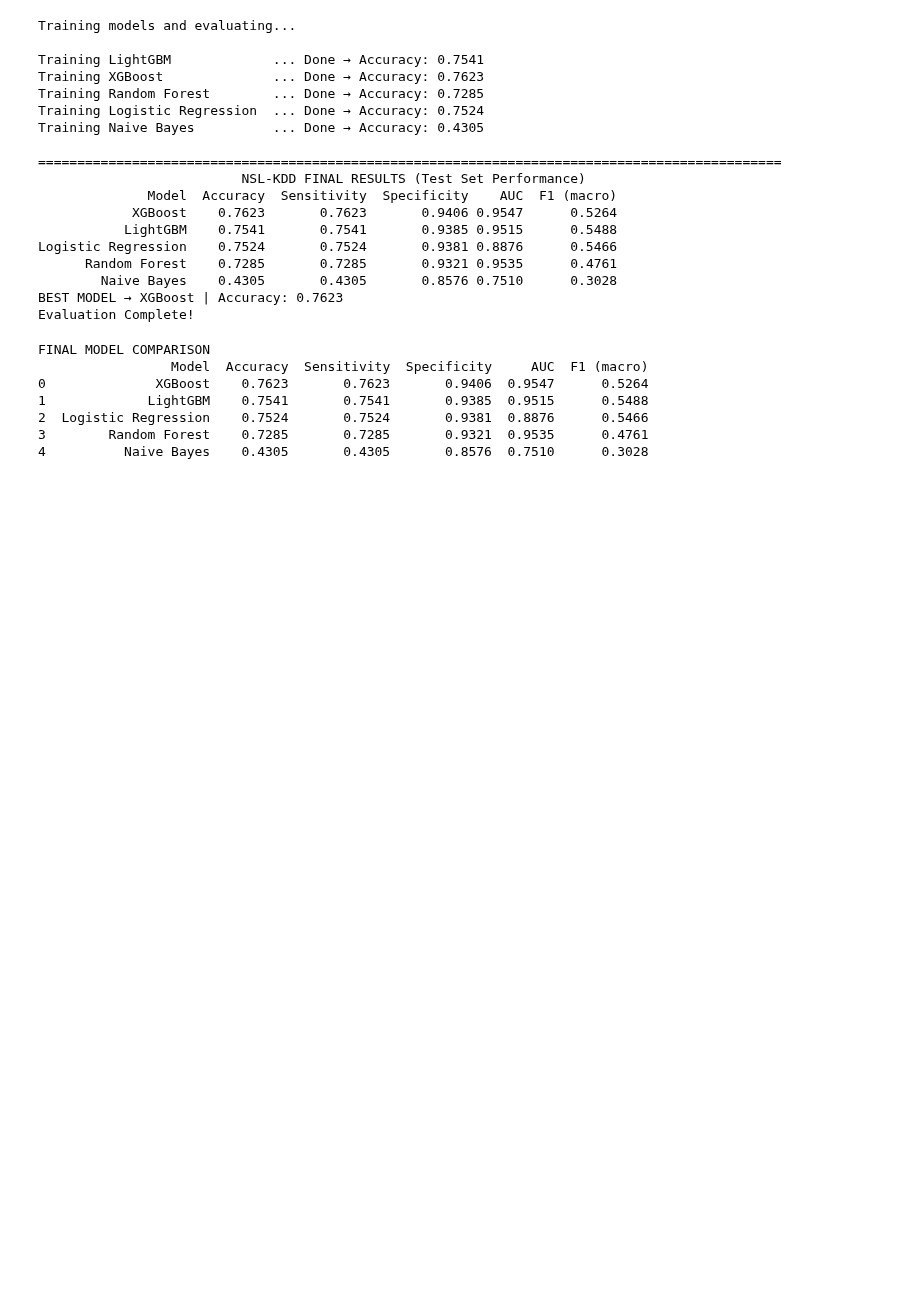
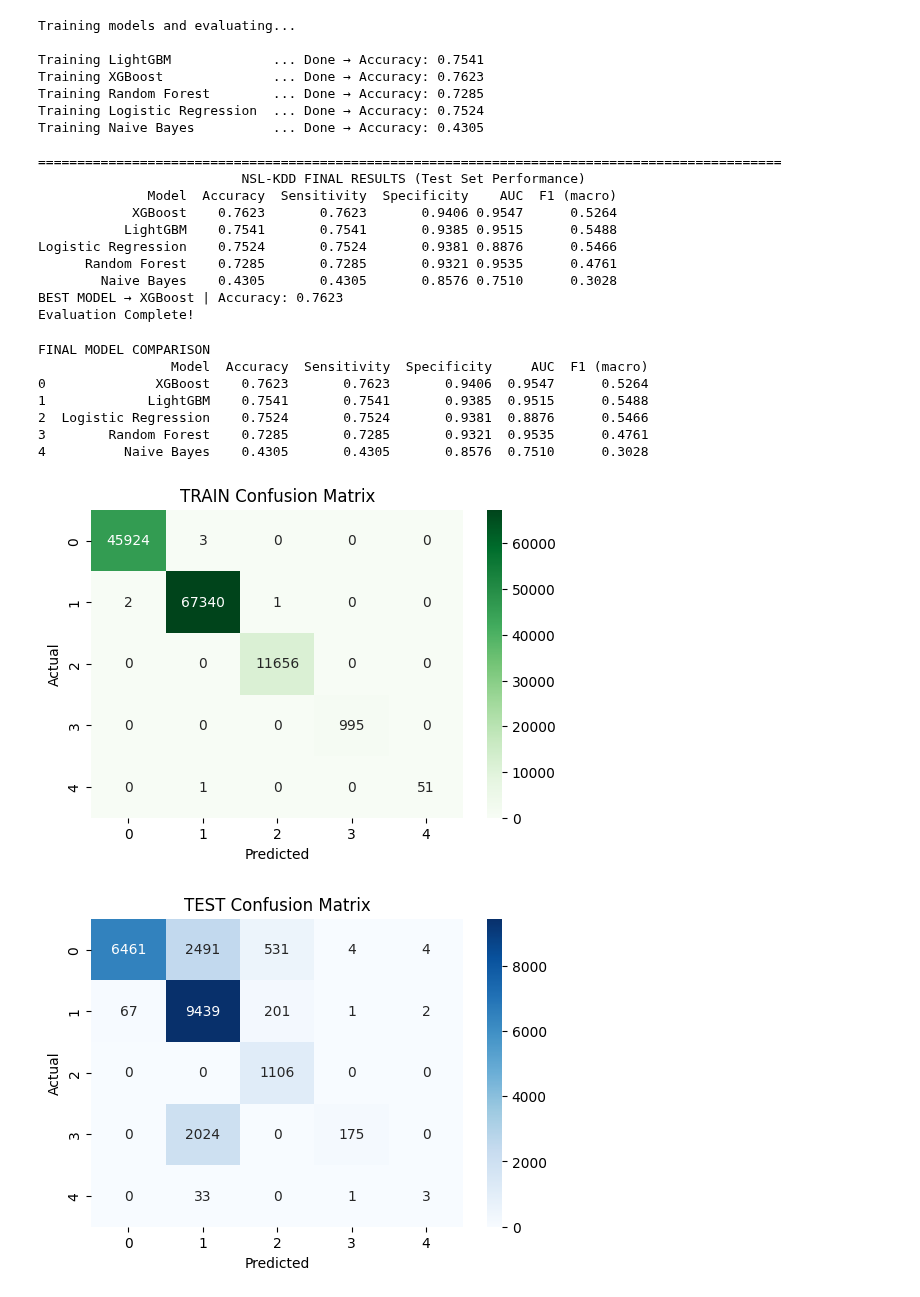
Before and after one commit to SpringBoardMentor193s/SentinelNet_Oct_Batch, a Jupyter notebook: main.ipynb, the cells around one changed output. Cells and saved outputs as stored; diff of their text form; code cells hidden in the pictures; blank space fills up the shorter version.

Commit message:
added train and test confusion matrices

```diff
--- a/main.ipynb
+++ b/main.ipynb
@@ -323,3 +323,29 @@ FINAL MODEL COMPARISON
 2  Logistic Regression    0.7524       0.7524       0.9381  0.8876      0.5466
 3        Random Forest    0.7285       0.7285       0.9321  0.9535      0.4761
 4          Naive Bayes    0.4305       0.4305       0.8576  0.7510      0.3028
+# %%
+best_model_name = results_df.iloc[0]["Model"]
+best_model = models[best_model_name]
+
+y_train_pred = best_model.predict(X_train)
+cm_train = confusion_matrix(y_train_enc, y_train_pred)
+
+plt.figure(figsize=(6, 4))
+sns.heatmap(cm_train, annot=True, fmt='d', cmap='Greens')
+plt.title("TRAIN Confusion Matrix")
+plt.xlabel("Predicted")
+plt.ylabel("Actual")
+plt.show()
+
+y_test_pred = best_model.predict(X_test)
+cm_test = confusion_matrix(y_test_enc, y_test_pred)
+
+plt.figure(figsize=(6, 4))
+sns.heatmap(cm_test, annot=True, fmt='d', cmap='Blues')
+plt.title("TEST Confusion Matrix")
+plt.xlabel("Predicted")
+plt.ylabel("Actual")
+plt.show()
+# %% [output]
+[figure, added]
+[figure, added]
```
